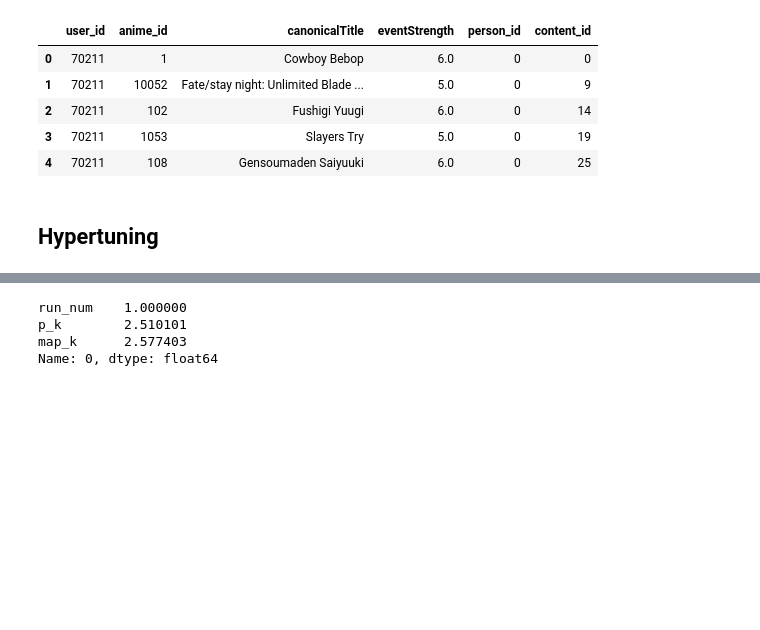
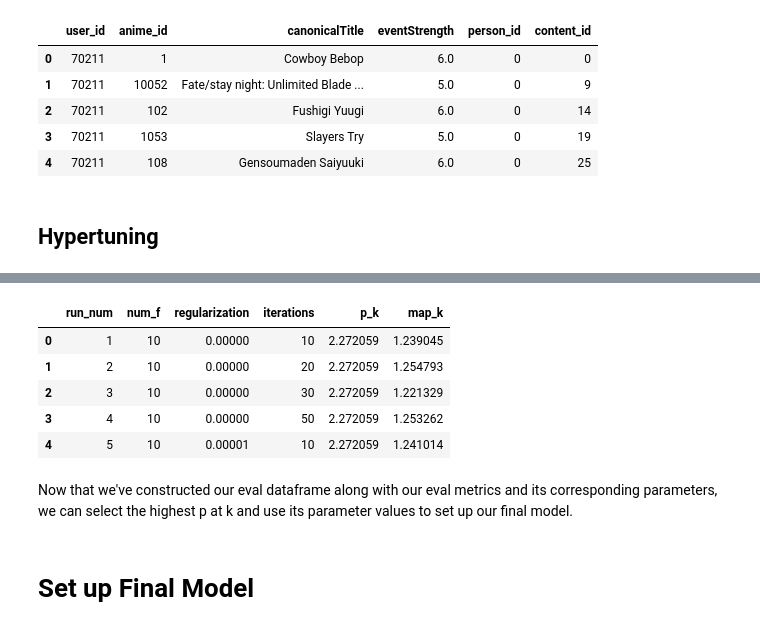
Before and after one commit to melvyg/Implicit-Anime-Recommender-Model, a Jupyter notebook: Flatiron_Capstone.ipynb, the cells around one changed output, grey strips where cells are left out. Saved outputs shown, nothing was run; the diff lists cells and outputs as text; code cells hidden in the pictures; blank space fills up the shorter version.

Commit message:
Update with final model + markdown commentary

```diff
--- a/Flatiron_Capstone.ipynb
+++ b/Flatiron_Capstone.ipynb
@@ -792,7 +834,9 @@ grouped_df.head()
 | 3 | 70211 | 1053 | Slayers Try | 5.0 | 0 | 19 |
 | 4 | 70211 | 108 | Gensoumaden Saiyuuki | 6.0 | 0 | 25 |
 # %%
-interaction_mat = grouped_df.pivot_table(values='eventStrength',index='person_id',columns='content_id')
+interaction_matrix = grouped_df.pivot_table(values='eventStrength',index='person_id',columns='content_id')
+# %%
+interaction_matrix.fillna(0,inplace=True)
 # %%
 interaction_mat = sparse.csr_matrix(interaction_matrix)
 # %%
@@ -809,5 +853,8 @@ param_grid = {'num_factors': [10, 20, 40, 80],
               'iterations': [10, 20, 30, 50]}
 # %%
 eval_results = {'run_num':[],
+                'num_f':[],
+                'regularization':[],
+                'iterations':[],
                 'p_k':[],
                 'map_k':[]}
@@ -819,32 +864,33 @@ iter_num = 0
 for num_f in tqdm( param_grid['num_factors'] ):
     for reg in param_grid['regularization']:
         for itr in param_grid['iterations']:
-#             print(f'Evaluating -- factors:{num_f} | regularization: {reg} | iterations {itr}...')
 
             iter_num += 1
+
             model = implicit.als.AlternatingLeastSquares(factors=num_f,regularization=reg, iterations=itr)
 
             model.fit(train, show_progress=False)
 
+            # Calculate precision at k eval metric
             p_k = precision_at_k(model,
                                  train.T.tocsr(),
                                  test.T.tocsr(),
                                  K=10,
                                  num_threads=4,
                                  show_progress=False)
+
+            # Calculate mean average precision at k metric
             map_k = mean_average_precision_at_k(model,
                                                 train.T.tocsr(),
                                                 test.T.tocsr(),
                                                 K=10,
                                                 num_threads=4,
                                                 show_progress=False)
-#             auc_k = AUC_at_k(model,
-#                              train.T.tocsr(),
-#                              test.T.tocsr(),
-#                              K=10,
-#                              num_threads=4,
-#                              show_progress=False)
 
+            # Collect values in eval_results dictionary
             eval_results['run_num'].append(iter_num)
+            eval_results['num_f'].append(num_f)
+            eval_results['regularization'].append(reg)
+            eval_results['iterations'].append(itr)
             eval_results['p_k'].append(p_k)
             eval_results['map_k'].append(map_k)
@@ -916,7 +897,14 @@ Evaluating -- factors:80 | regularization: 0.1 | iterations 50...
-# %%
-pd.DataFrame(eval_results).sort_values('p_k').iloc[0]
-# %% [output]
-run_num    1.000000
-p_k        2.510101
-map_k      2.577403
-Name: 0, dtype: float64
+# %%
+eval_df = pd.DataFrame(eval_results)
+eval_df.head()
+# %% [output]
+|  | run_num | num_f | regularization | iterations | p_k | map_k |
+| 0 | 1 | 10 | 0.00000 | 10 | 2.272059 | 1.239045 |
+| 1 | 2 | 10 | 0.00000 | 20 | 2.272059 | 1.254793 |
+| 2 | 3 | 10 | 0.00000 | 30 | 2.272059 | 1.221329 |
+| 3 | 4 | 10 | 0.00000 | 50 | 2.272059 | 1.253262 |
+| 4 | 5 | 10 | 0.00001 | 10 | 2.272059 | 1.241014 |
+# %% [markdown]
+Now that we've constructed our eval dataframe along with our eval metrics and its corresponding parameters, we can select the highest p at k and use its parameter values to set up our final model.
+# %% [markdown]
+# Set up Final Model
```
Also changed, not shown: parts of 35 cells of this notebook.
